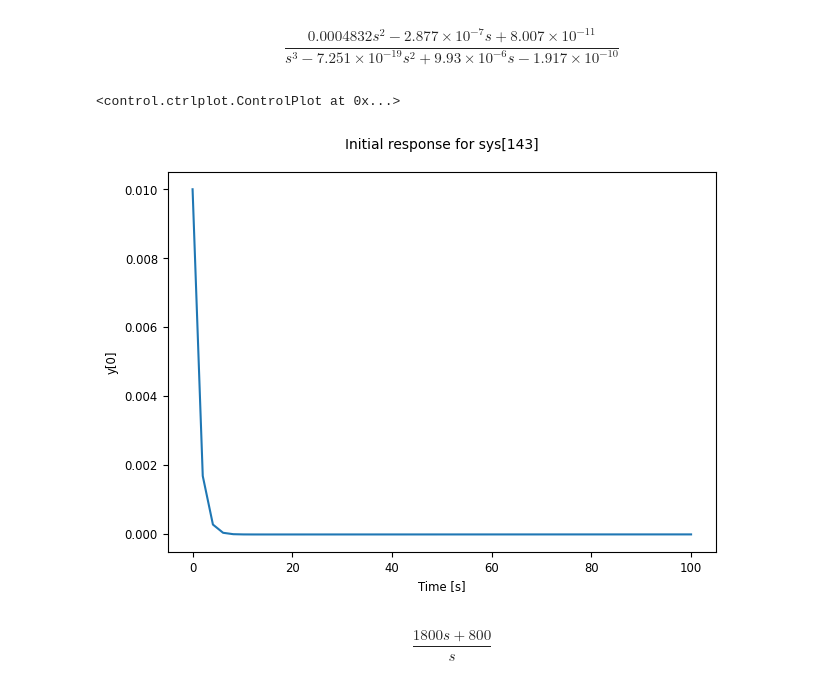
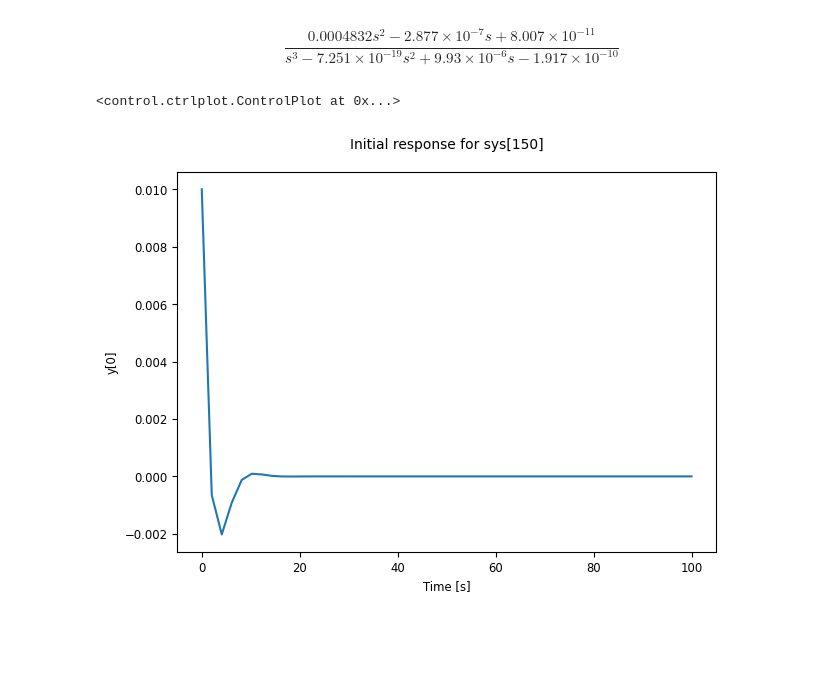
Before and after one commit to BAmercury/satellite_sim_cpp, a Jupyter notebook: analysis/linear_model.ipynb, the cells around one changed output. Cells and saved outputs as stored; diff of their text form; code cells hidden in the pictures; blank space fills up the shorter version.

```diff
--- a/analysis/linear_model.ipynb
+++ b/analysis/linear_model.ipynb
@@ -277,20 +277,16 @@ $$\frac{0.0004832 s^2 - 2.877 \times 10^{-7} s + 8.007 \times 10^{-11}}{s^3 - 7.
 # %%
 #tf = control.ss2tf(sys
 #kp = np.array([1500.0, 1800.0, 1800.0])
 kp = 1800
 ki = 800
 #ki = np.array([800.0, 800.0, 800.0])
-control_tf = control.TransferFunction(
+control_tf_y = control.TransferFunction(
     [kp, ki], [1, 0])
-sys_fd_y = control.feedback(sys_y, control_tf)
+sys_fd_y = control.feedback(sys_y, control_tf_y)
 T = np.linspace(0, 100)
 X0 = np.array([0.01, 0.01, 0.01, 0])
 response_cl = control.initial_response(sys_fd_y, T, X0 = X0)
 response_cl.plot()
 # %% [output]
 <control.ctrlplot.ControlPlot at 0x...>
-[figure, old version]
+[figure, new version]
-# %%
-control_tf
-# %% [output]
-$$\frac{1800 s + 800}{s}$$
```
Also changed, not shown: parts of 2 cells of this notebook.
